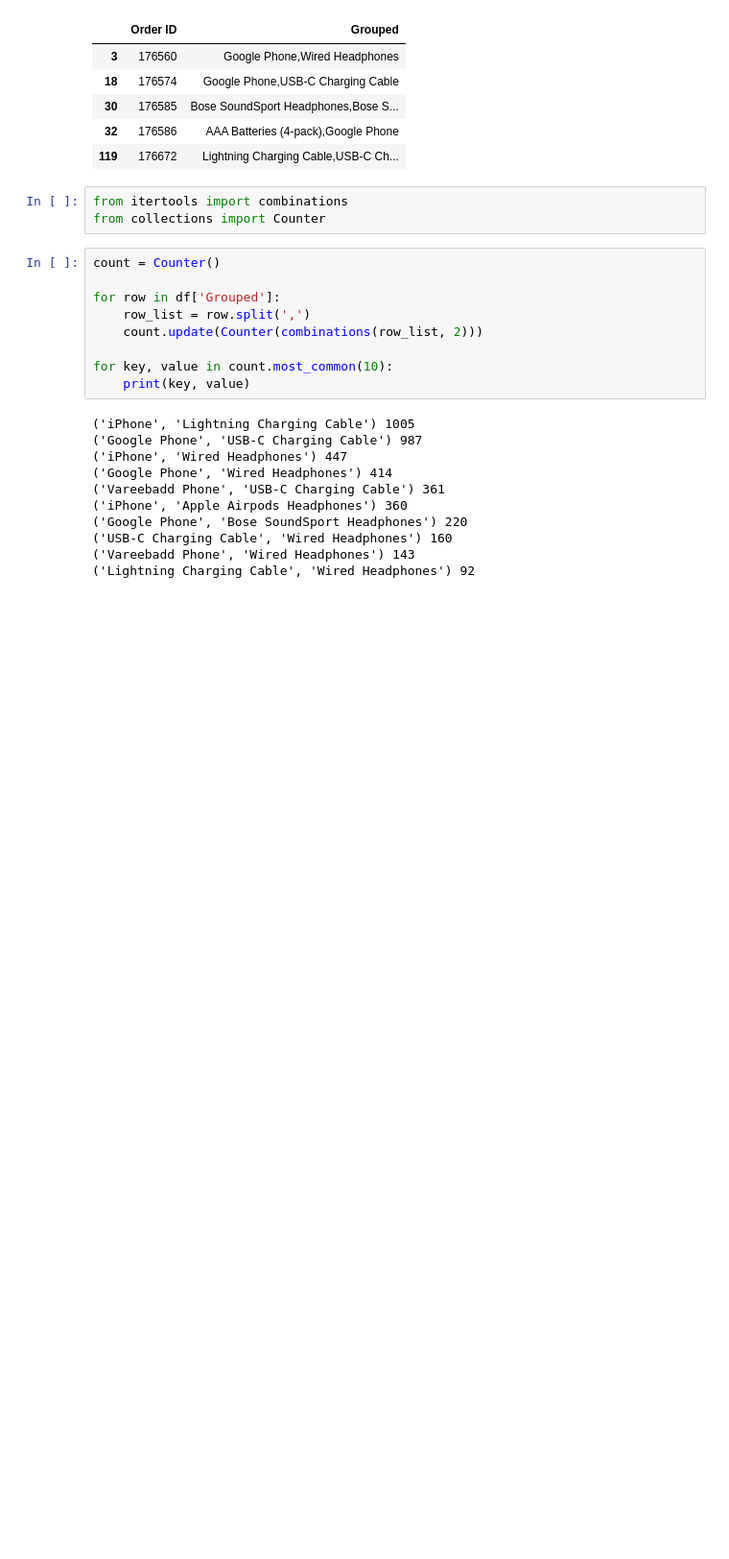
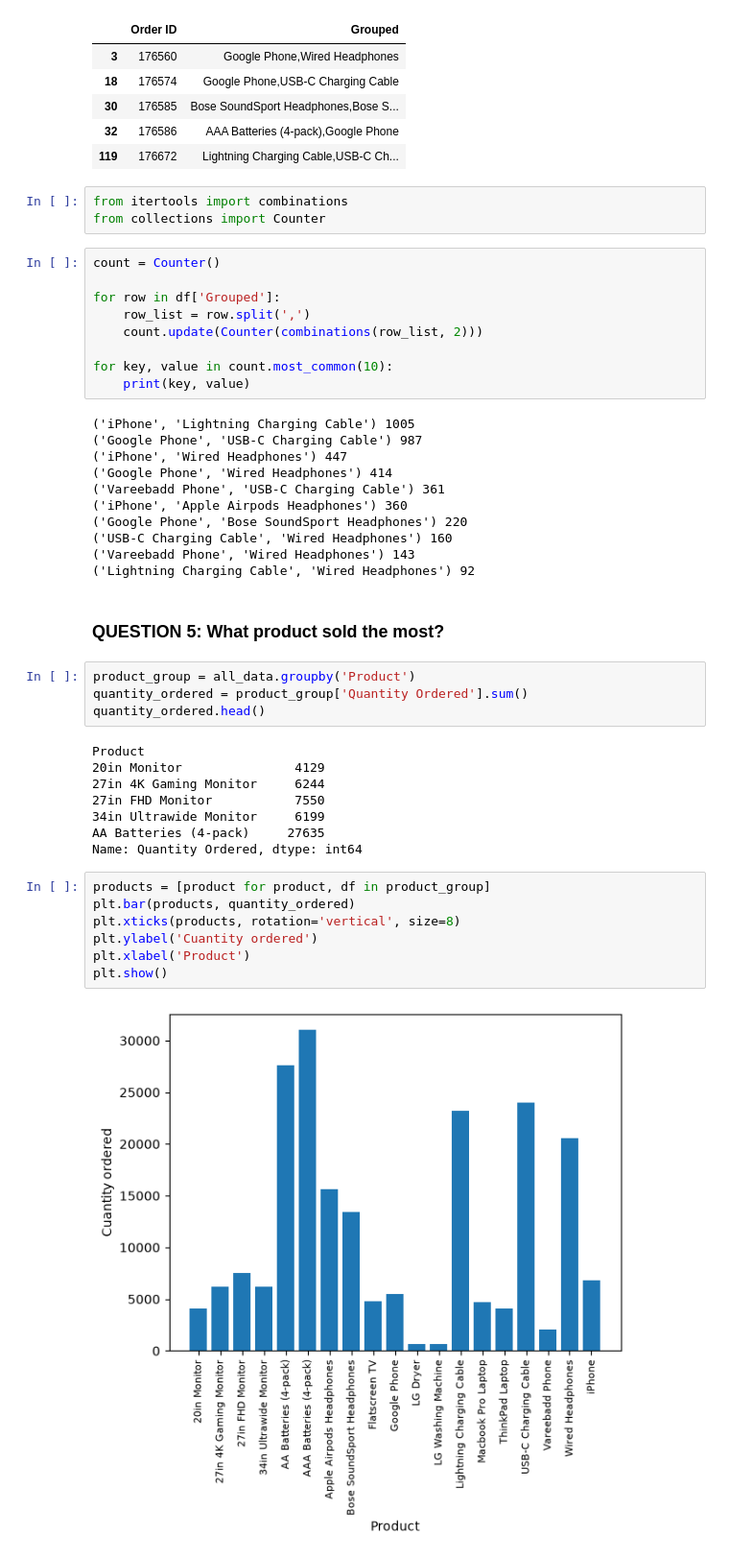
Before and after one commit to sofiaamoress/Learning-Pandas---Data-Science, a Jupyter notebook: code/analysis.ipynb, the cells around one changed output. Shown at 96% size. Drawn from its saved outputs; the diff is of its cells as text; blank space fills up the shorter version.

```diff
--- a/code/analysis.ipynb
+++ b/code/analysis.ipynb
@@ -440,3 +440,26 @@ for key, value in count.most_common(10):
 ('USB-C Charging Cable', 'Wired Headphones') 160
 ('Vareebadd Phone', 'Wired Headphones') 143
 ('Lightning Charging Cable', 'Wired Headphones') 92
+# %% [markdown]
+### QUESTION 5: What product sold the most?
+# %%
+product_group = all_data.groupby('Product')
+quantity_ordered = product_group['Quantity Ordered'].sum()
+quantity_ordered.head()
+# %% [output]
+Product
+20in Monitor               4129
+27in 4K Gaming Monitor     6244
+27in FHD Monitor           7550
+34in Ultrawide Monitor     6199
+AA Batteries (4-pack)     27635
+Name: Quantity Ordered, dtype: int64
+# %%
+products = [product for product, df in product_group]
+plt.bar(products, quantity_ordered)
+plt.xticks(products, rotation='vertical', size=8)
+plt.ylabel('Cuantity ordered')
+plt.xlabel('Product')
+plt.show()
+# %% [output]
+[figure, added]
```
Also changed, not shown: parts of 3 cells of this notebook.
